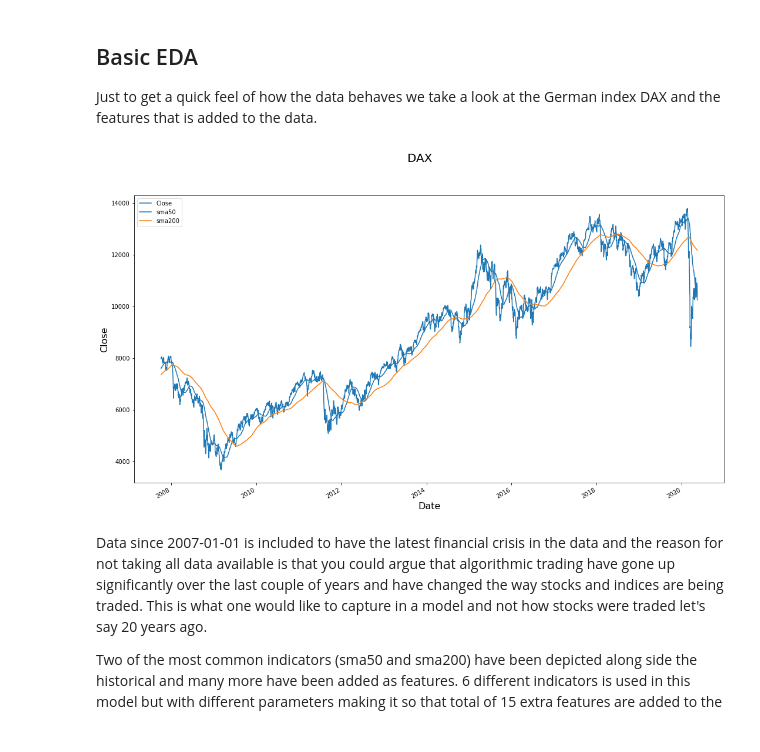
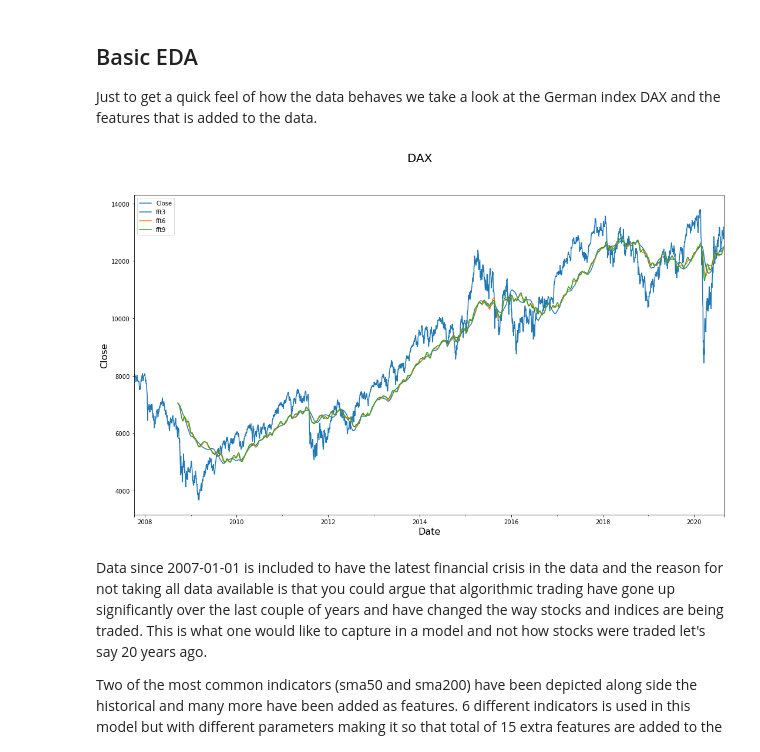
Before and after one commit to Trewitz/Porfolio, a Jupyter notebook: LSTM-Trading algorithm/Predicting Stock indices with LSTM networks.ipynb, the cells around one changed output. Cells and saved outputs as stored; diff of their text form; code cells hidden in the pictures.

```diff
--- a/LSTM-Trading algorithm/Predicting Stock indices with LSTM networks.ipynb
+++ b/LSTM-Trading algorithm/Predicting Stock indices with LSTM networks.ipynb
@@ -96,8 +104,8 @@ def rsi(data):
     return 100 * rs / (1 + rs)
 
 def fft_indicator(data, k):
-    sp = np.fft.fft(data['Close'])
-    return abs(np.fft.ifft(sp[:k], len(data)))
+    sp = np.fft.fft(data)
+    return abs(np.fft.ifft(sp[:k], len(data)))[-1]
 
 def addFeatures(data):
     sma_days = [10,50,100,200]
@@ -113,9 +121,12 @@ def addFeatures(data):
 
     data.dropna(inplace=True)
 
-    data.loc[:, 'fft3'] = fft_indicator(data,3)
-    data.loc[:, 'fft6'] = fft_indicator(data,6)
-    data.loc[:, 'fft9'] = fft_indicator(data,9)
+    #data.loc[:, 'fft3'] = fft_indicator(data,3)
+    #data.loc[:, 'fft6'] = fft_indicator(data,6)
+    #data.loc[:, 'fft9'] = fft_indicator(data,9)
+    data.loc[:, 'fft3'] = data["Close"].rolling(250).apply(lambda x: fft_indicator(x,3))
+    data.loc[:, 'fft6'] = data["Close"].rolling(250).apply(lambda x: fft_indicator(x,6))
+    data.loc[:, 'fft9'] = data["Close"].rolling(250).apply(lambda x: fft_indicator(x,9))
 
     return data
 
@@ -128,9 +139,9 @@ def nnFormat(data, window=4):
     label2 = np.zeros(shape=(0,1))
 
     for i in range(window,nrows-1):
-        features = np.append(features, data.iloc[i-window:i,0:(ncols-2)].to_numpy().reshape(1, window, ncols - 2), axis=0)
-        label1 = np.append(label1, data.iloc[i, ncols-2].reshape(1,1), axis=0)
-        label2 = np.append(label2, data.iloc[i, ncols-1].reshape(1,1), axis=0)
+        features = np.append(features, data[i-window:i,0:(ncols-2)].reshape(1, window, ncols - 2), axis=0)
+        label1 = np.append(label1, data[i, ncols-2].reshape(1,1), axis=0)
+        label2 = np.append(label2, data[i, ncols-1].reshape(1,1), axis=0)
 
 
     return features, label1, label2
@@ -205,15 +250,16 @@ data = addFeatures(data)
 # %%
 ## Plot closing prices
 fig, ax = plt.subplots(nrows=1, ncols=1, figsize=(18,10))
 fig.suptitle('DAX', fontsize=20)
 ax.set_ylabel('Close', fontsize=16)
 ax.set_xlabel('Date', fontsize=16)
 ax = data['Close'].plot(color=(31/255,119/255,180/255))
-ax = data['sma50'].plot()
-ax = data['sma200'].plot()
+ax = data['fft3'].plot()
+ax = data['fft6'].plot()
+ax = data['fft9'].plot()
 ax.legend();
 # %% [output]
-[figure, old version]
+[figure, new version]
 # %% [markdown]
 Data since 2007-01-01 is included to have the latest financial crisis in the data and the reason for not taking all data available is that you could argue that algorithmic trading have gone up significantly over the last couple of years and have changed the way stocks and indices are being traded. This is what one would like to capture in a model and not how stocks were traded let's say 20 years ago.
 
```
Also changed, not shown: parts of 22 cells of this notebook.
